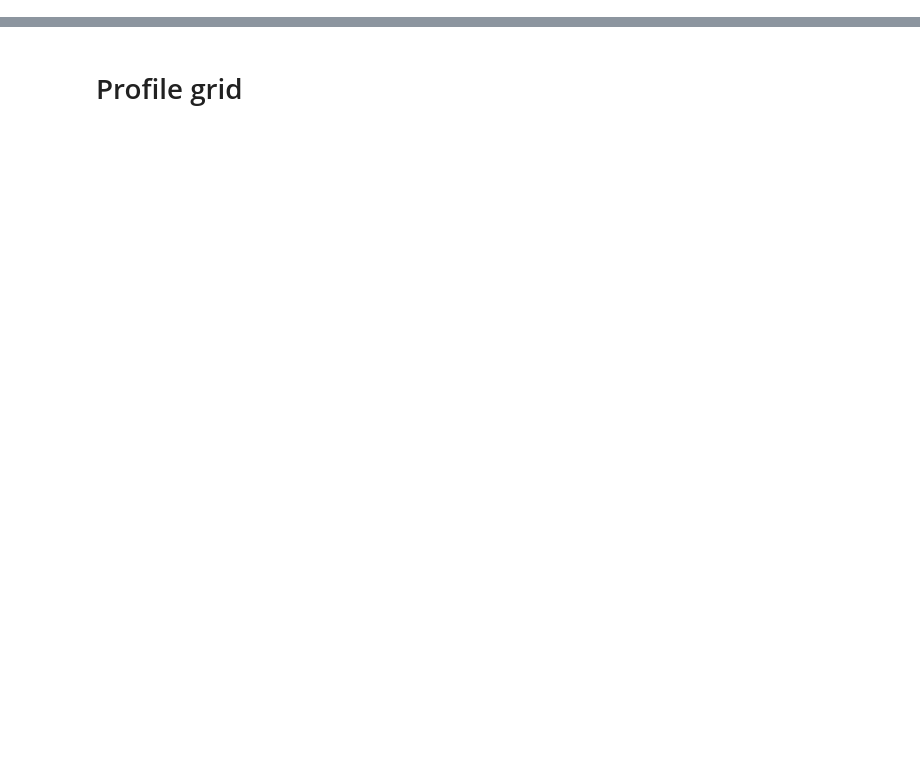
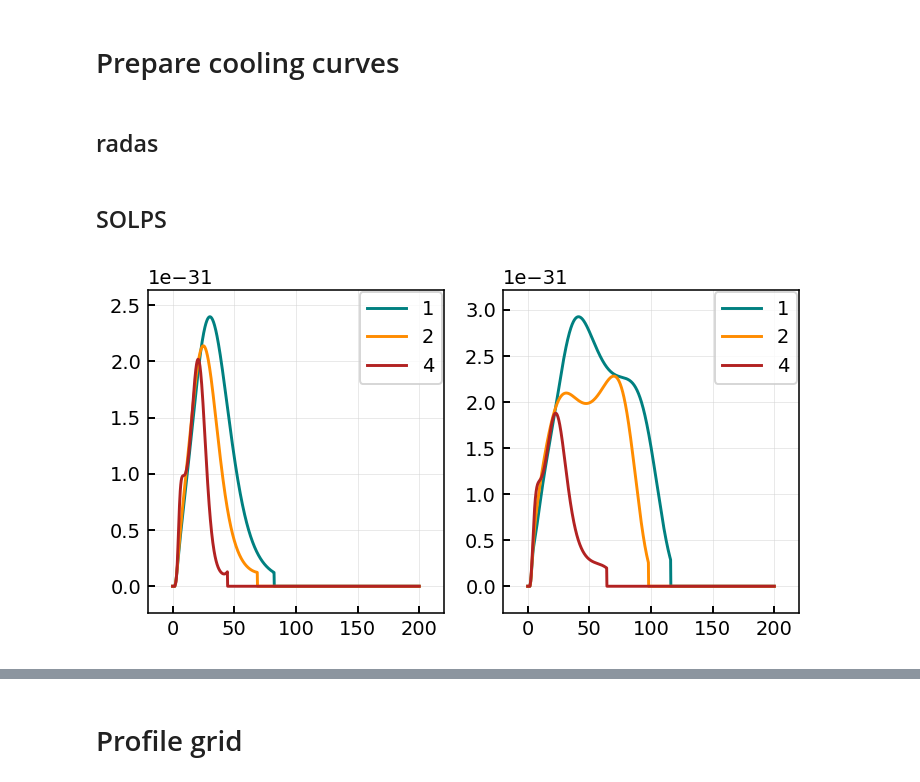
Before and after one commit to mikekryjak/notebooks, a Jupyter notebook: DLS/STEP/2024-09-10 - strikepoint optimisation plot.ipynb, the cells around one changed output, grey strips where cells are left out. Drawn from its saved outputs; the diff is of its cells as text; code cells hidden in the pictures; blank space fills up the shorter version.

```diff
--- a/DLS/STEP/2024-09-10 - strikepoint optimisation plot.ipynb
+++ b/DLS/STEP/2024-09-10 - strikepoint optimisation plot.ipynb
@@ -56,0 +112,2 @@ for case in balance_paths:
+# %% [markdown]
+# Prepare cooling curves
@@ -56,0 +117,36 @@ for case in balance_paths:
+# %% [markdown]
+## radas
+# %%
+rd_Ar = xr.open_dataset(r"C:\Users\mikek\OneDrive\Project\DLS\radas-curves\radas_dir\output\argon.nc")
+
+curves["neTau"] = {}
+
+for netau in rd_Ar.coords["dim_ne_tau"].values:
+    rate = rd_Ar["equilibrium_Lz"].sel(dim_ne_tau = netau, dim_electron_density=1e20, method="nearest")
+    netau_name = netau
+    curves["neTau"][netau_name] = sp.interpolate.interp1d(
+        rd_Ar.coords["dim_electron_temp"].values, rate.values, kind = "cubic",
+        fill_value = (rate.values[0], rate.values[-1]), bounds_error = False
+        )
+# %% [markdown]
+## SOLPS
+# %%
+curves["extracted_outer"] = {}
+curves["extracted_inner"] = {}
+
+for i in range(8):
+    curves["extracted_outer"][i] = store_slc[case].extract_cooling_curve("Ar", "outer_lower", sepadd = i, order = 10)
+    curves["extracted_inner"][i] = store_slc[case].extract_cooling_curve("Ar", "inner_lower", sepadd = i, order = 8)
+
+
+fig, axes = plt.subplots(1,2, figsize = (6,3))
+
+for i in [1,2,4]:
+
+    axes[0].plot(T, [curves["extracted_inner"][i](temp) for temp in T], label = i)
+    axes[1].plot(T, [curves["extracted_outer"][i](temp) for temp in T], label = i)
+
+for ax in axes:
+    ax.legend()
+# %% [output]
+[figure, added]
```
Also changed, not shown: parts of 39 cells of this notebook, 14 other files.
